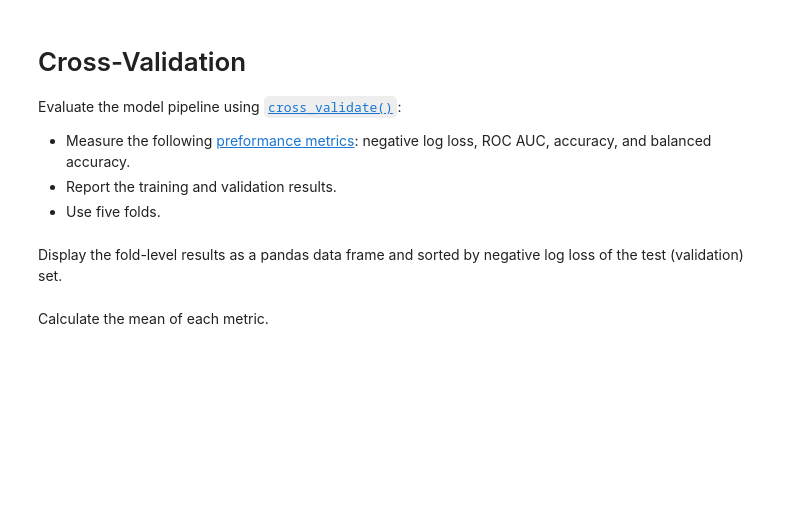
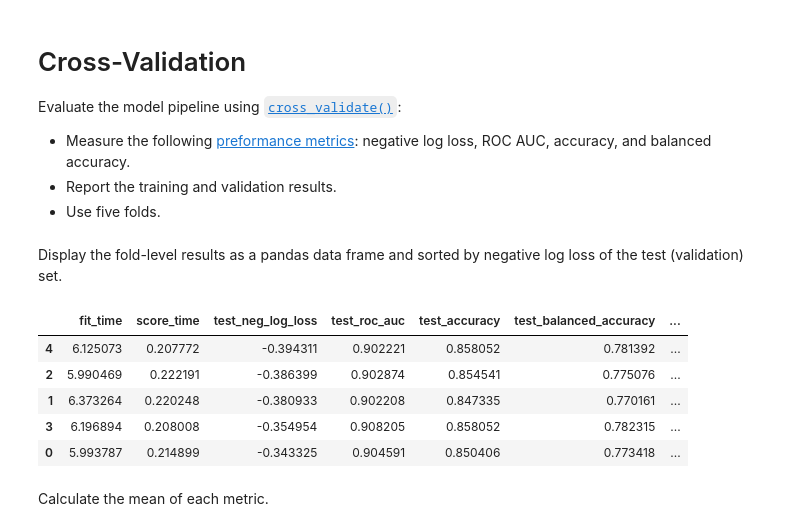
Before and after one commit to UofT-DSI/production, a Jupyter notebook: 02_activities/assignments/assignment_2.ipynb, the cells around one changed output. Saved outputs shown, nothing was run; the diff lists cells and outputs as text; code cells hidden in the pictures; blank space fills up the shorter version.

Commit message:
Finished assignment-2.

```diff
--- a/02_activities/assignments/assignment_2.ipynb
+++ b/02_activities/assignments/assignment_2.ipynb
@@ -181,0 +205,35 @@ The column transformer should look like this:
+# %%
+from sklearn.pipeline import Pipeline
+from sklearn.compose import ColumnTransformer
+from sklearn.impute import SimpleImputer, KNNImputer
+from sklearn.preprocessing import OneHotEncoder, RobustScaler
+
+# Identify numerical and categorical columns
+numerical_cols = X.select_dtypes(include=['number']).columns.tolist()
+categorical_cols = X.select_dtypes(exclude=['number']).columns.tolist()
+
+print(f"numerical_cols: {numerical_cols}")
+print(f"categorical_cols: {categorical_cols}")
+
+# Creating a pipeline of tasks
+
+    # num_transforms functions
+num_transforms = Pipeline(steps=[
+    ('KNNimputer', KNNImputer(n_neighbors = 7,weights='distance')),
+    ('scaler', RobustScaler())
+])
+    # cat_transforms functions
+cat_transforms= Pipeline(steps=[
+    ('simpleimputer',SimpleImputer(strategy = 'most_frequent')),
+    ('onehot', OneHotEncoder(handle_unknown='infrequent_if_exist',drop='if_binary'))
+])
+
+    # column transformers
+preprocessor = ColumnTransformer(
+    transformers=[
+        ('num_transforms', num_transforms, numerical_cols),
+        ('cat_transforms', cat_transforms, categorical_cols)
+    ]
+)
+
+preprocessor
@@ -198,7 +339,24 @@ Evaluate the model pipeline using [`cross_validate()`](https://scikit-learn.org/
 + Measure the following [preformance metrics](https://scikit-learn.org/stable/modules/model_evaluation.html#common-cases-predefined-values): negative log loss, ROC AUC, accuracy, and balanced accuracy.
 + Report the training and validation results.
 + Use five folds.
+# %%
+pipeline.fit(X_train,y_train)
+from sklearn.model_selection import cross_validate
+scoring = ['neg_log_loss', 'roc_auc', 'accuracy','balanced_accuracy']
+
+
+res_simple_dict = cross_validate(pipeline, X_train, y_train, cv = 5, scoring = scoring)
 # %% [markdown]
 Display the fold-level results as a pandas data frame and sorted by negative log loss of the test (validation) set.
+# %%
+res_simple = pd.DataFrame(res_simple_dict).assign(experiment = 1)
+res_simple.sort_values(by='test_neg_log_loss')
+# %% [output]
+|  | fit_time | score_time | test_neg_log_loss | test_roc_auc | test_accuracy | test_balanced_accuracy | ... |
+| 4 | 6.125073 | 0.207772 | -0.394311 | 0.902221 | 0.858052 | 0.781392 | ... |
+| 2 | 5.990469 | 0.222191 | -0.386399 | 0.902874 | 0.854541 | 0.775076 | ... |
+| 1 | 6.373264 | 0.220248 | -0.380933 | 0.902208 | 0.847335 | 0.770161 | ... |
+| 3 | 6.196894 | 0.208008 | -0.354954 | 0.908205 | 0.858052 | 0.782315 | ... |
+| 0 | 5.993787 | 0.214899 | -0.343325 | 0.904591 | 0.850406 | 0.773418 | ... |
 # %% [markdown]
 Calculate the mean of each metric.
```
Also changed, not shown: parts of 8 cells of this notebook.
